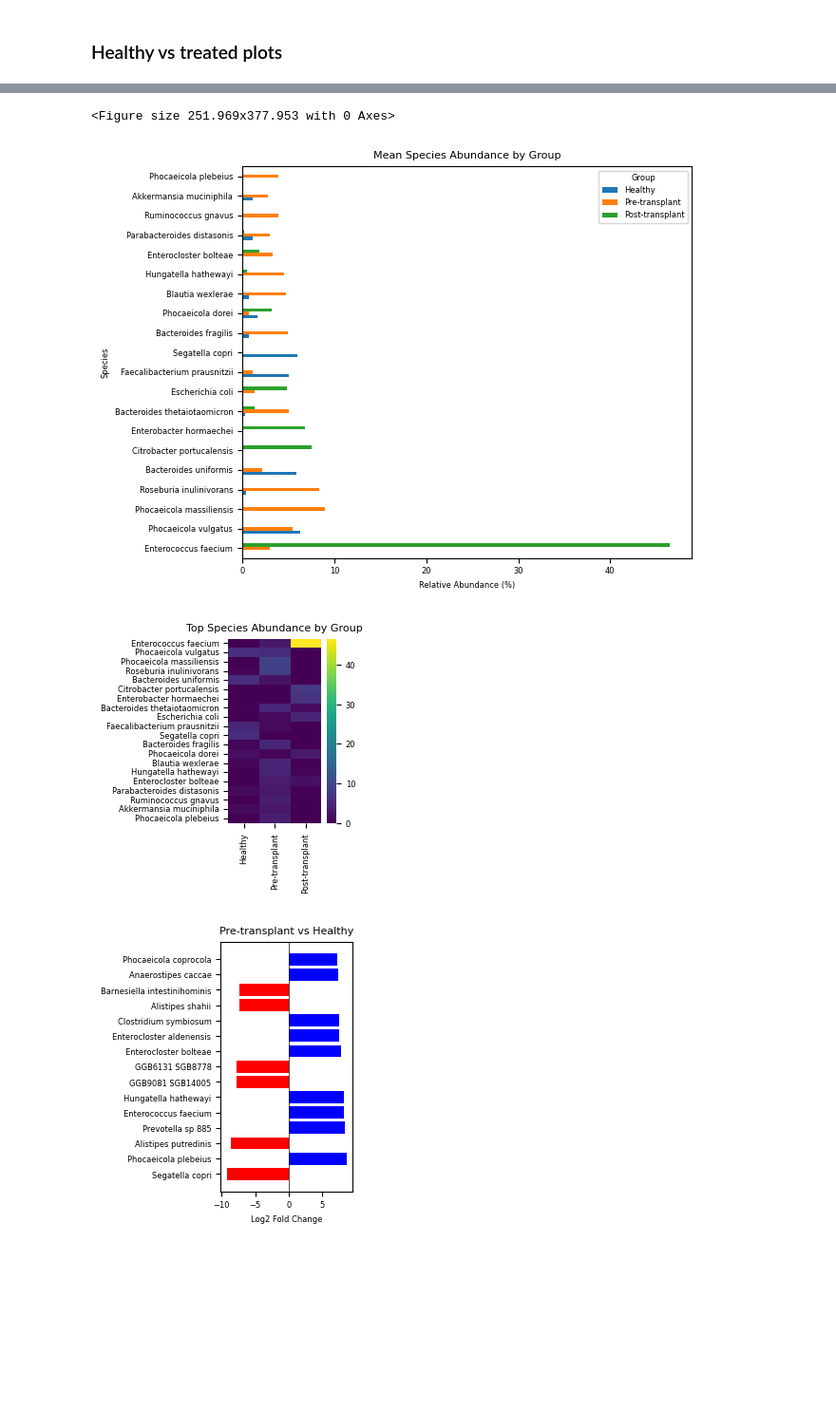
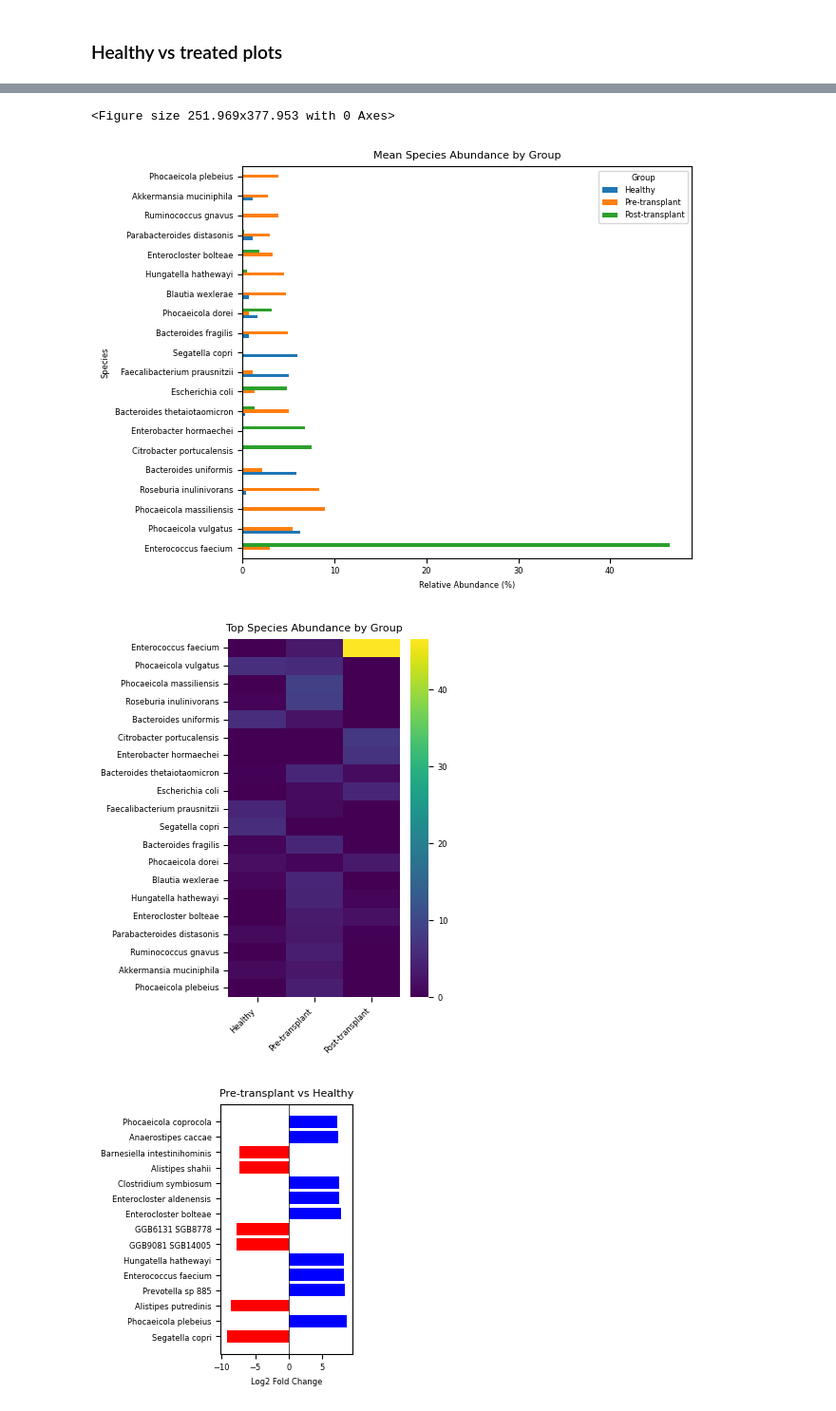
Before and after one commit to ChaniaClare/eut_metagenomics, a Jupyter notebook: visualise_taxonomy_extended.ipynb, the cells around one changed output, grey strips where cells are left out. Shown at 95% size. Cells and saved outputs as stored; diff of their text form; code cells hidden in the pictures; blank space fills up the shorter version.

```diff
--- a/visualise_taxonomy_extended.ipynb
+++ b/visualise_taxonomy_extended.ipynb
@@ -217,19 +217,19 @@ if len(species_data) > 0 and paired_samples:
         heatmap_data = top_species[sample_cols]
 
         # Create heatmap
-        plt.figure(figsize=(MAX_WIDTH_INCHES, MAX_HEIGHT_INCHES * 0.7))
+        plt.figure(figsize=(MAX_WIDTH_INCHES * 1.5, MAX_HEIGHT_INCHES * 1))
         g = sns.heatmap(heatmap_data, cmap='viridis',
                       xticklabels=paired_labels, yticklabels=top_species['tax_name'])
         plt.title('Top Species Abundance ')
         plt.tight_layout()
-        plt.savefig(os.path.join(plots_dir, 'species_pre_post_heatmap.png'), dpi=300)
+        plt.savefig(os.path.join(plots_dir, 'species_pre_post_heatmap.jpeg'), dpi=300)
         plt.show()
 
         # Try creating a clustermap
         try:
             g = sns.clustermap(heatmap_data, cmap='viridis', z_score=0,
                               xticklabels=paired_labels, yticklabels=top_species['tax_name'],
-                              figsize=(MAX_WIDTH_INCHES, MAX_HEIGHT_INCHES * 0.7))
+                              figsize=(MAX_WIDTH_INCHES * 1.5, MAX_HEIGHT_INCHES * 1))
             # Rotate x-axis labels for better readability
             plt.setp(g.ax_heatmap.get_xticklabels(), rotation=45, ha='right')
             plt.savefig(os.path.join(plots_dir, 'species_pre_post_clustermap.png'), dpi=300)
@@ -255,11 +255,11 @@ if len(genus_data) > 0 and paired_samples:
         heatmap_data = top_genus[sample_cols]
 
         # Create heatmap
-        plt.figure(figsize=(MAX_WIDTH_INCHES, MAX_HEIGHT_INCHES * 0.7))
+        plt.figure(figsize=(MAX_WIDTH_INCHES * 1.5, MAX_HEIGHT_INCHES * 1))
         g = sns.heatmap(heatmap_data, cmap='viridis',
                       xticklabels=paired_labels, yticklabels=top_genus['tax_name'])
         plt.title('Top Genera Abundance - Pre vs Post Transplant Paired Comparison')
         plt.tight_layout()
-        plt.savefig(os.path.join(plots_dir, 'genus_pre_post_heatmap.png'), dpi=300)
-        plt.close()
+        plt.savefig(os.path.join(plots_dir, 'genus_pre_post_heatmap.jpeg'), dpi=300)
+        plt.show()
 # %% [output]
@@ -309,13 +310,13 @@ if len(species_data) > 0 and healthy_samples and (treated_pre_samples or treated
                     sample_labels.append(col)  # Fallback if not found
 
         # Create heatmap
-        plt.figure(figsize=(MAX_WIDTH_INCHES, MAX_HEIGHT_INCHES * 0.7))
+        plt.figure(figsize=(MAX_WIDTH_INCHES * 1.8, MAX_HEIGHT_INCHES * 1))
         g = sns.heatmap(heatmap_data, cmap='viridis',
                       xticklabels=sample_labels, yticklabels=top_species['tax_name'])
         plt.title('Top Species Abundance - Healthy vs Treated Samples')
         plt.xticks(rotation=45, ha='right')
         plt.tight_layout()
-        plt.savefig(os.path.join(plots_dir, 'species_healthy_vs_treated_heatmap.png'), dpi=300)
+        plt.savefig(os.path.join(plots_dir, 'species_healthy_vs_treated_heatmap.jpeg'), dpi=300)
         plt.show()
 
         # Try creating a clustermap
@@ -358,37 +359,38 @@ if len(species_data) > 0 and healthy_samples and treated_pre_samples and treated
     top_species_idx = species_means.nlargest(20, 'Total').index
     top_species_means = species_means.loc[top_species_idx, ['Healthy', 'Pre-transplant', 'Post-transplant']]
 
     # Create species labels
     species_labels = species_data.loc[top_species_idx, 'tax_name'].tolist()
 
     # Create bar plot
     plt.figure(figsize=(MAX_WIDTH_INCHES * 0.8, MAX_HEIGHT_INCHES * 0.8))
 
     # Transpose for horizontal bars
     plot_data = top_species_means.copy()
     plot_data.index = species_labels
 
     ax = plot_data.plot(kind='barh', stacked=False)
     plt.title('Mean Species Abundance by Group')
     plt.xlabel('Relative Abundance (%)')
     plt.ylabel('Species')
     plt.legend(title='Group')
     plt.tight_layout()
-    plt.savefig(os.path.join(plots_dir, 'species_abundance_by_group.png'), dpi=300)
+    plt.savefig(os.path.join(plots_dir, 'species_abundance_by_group.jpeg'), dpi=300)
     plt.show()
 
     # Create heatmap comparison
-    plt.figure(figsize=(MAX_WIDTH_INCHES * 0.5, MAX_WIDTH_INCHES * 0.8))
+    plt.figure(figsize=(MAX_WIDTH_INCHES * 1.2, MAX_HEIGHT_INCHES * 1))
     g = sns.heatmap(top_species_means, cmap='viridis',
                    yticklabels=species_labels)
     plt.title('Top Species Abundance by Group')
+    plt.xticks(rotation=45, ha='right')
     plt.tight_layout()
-    plt.savefig(os.path.join(plots_dir, 'species_abundance_by_group_heatmap.png'), dpi=300)
+    plt.savefig(os.path.join(plots_dir, 'species_abundance_by_group_heatmap.jpeg'), dpi=300)
     plt.show()
 # %% [output]
 <Figure size 251.969x377.953 with 0 Axes>
 [figure]
-[figure, old version]
+[figure, new version]
 # %%
 # Calculate differential abundance for Healthy vs Pre and Healthy vs Post
 if len(species_data) > 0 and healthy_samples and treated_pre_samples and treated_post_samples:
```
Also changed, not shown: parts of 4 cells of this notebook.
